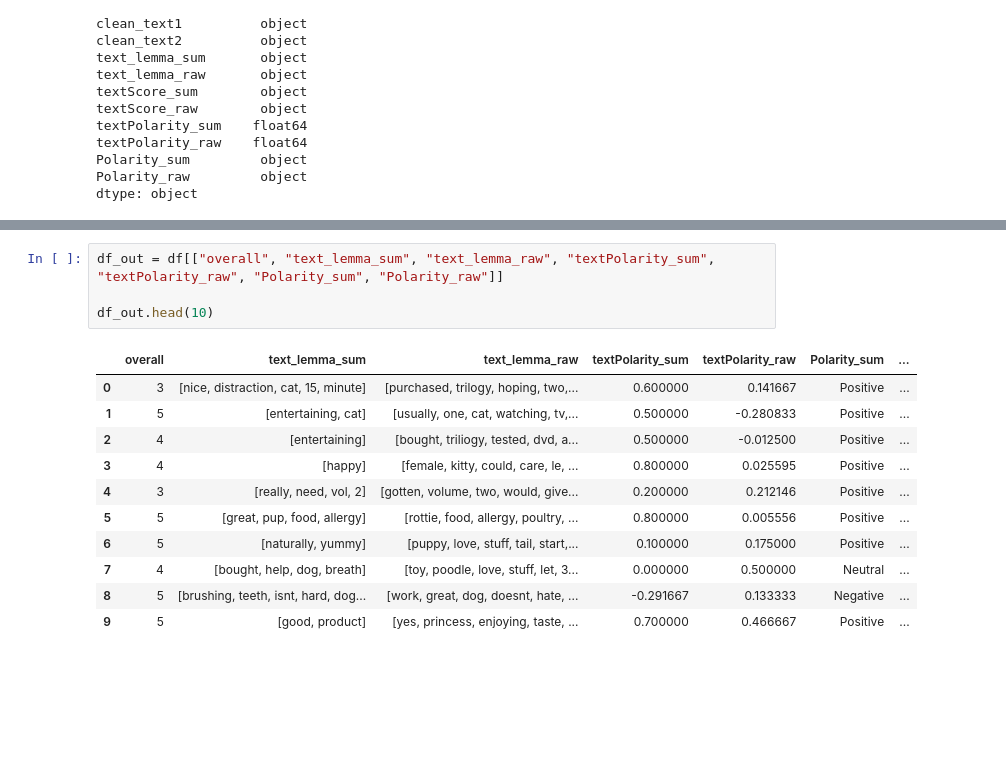
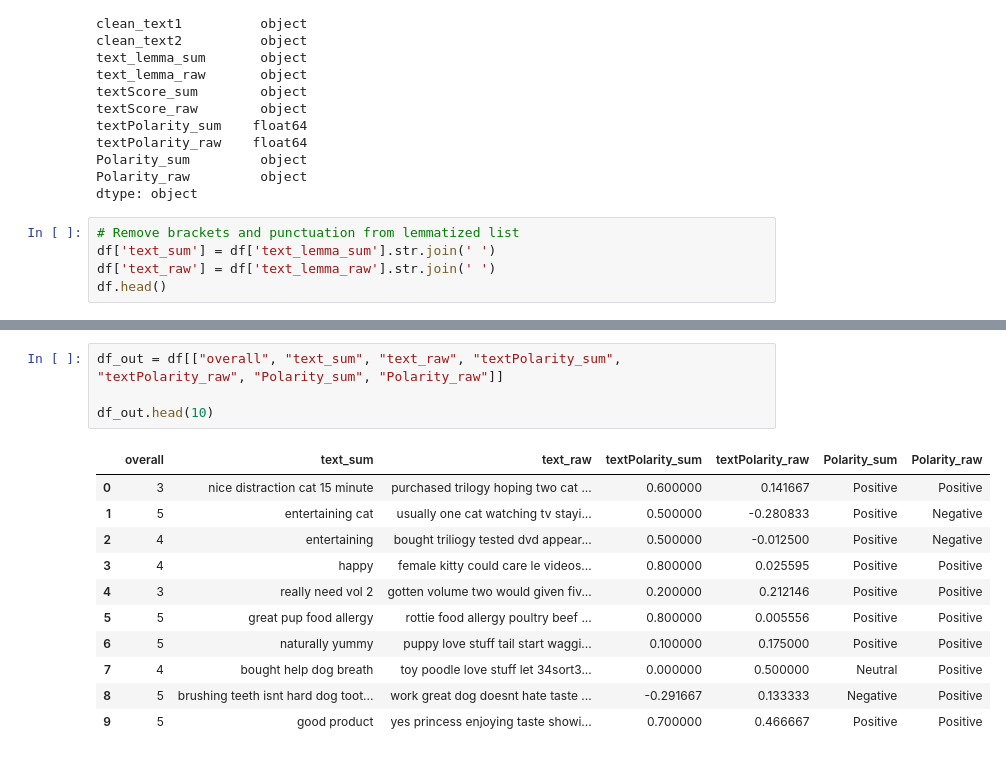
Before and after one commit to ayanas-git/textMining, a Jupyter notebook: nlp-amzn-reviews-pet-supplies.ipynb, the cells around one changed output, grey strips where cells are left out. Cells and saved outputs as stored; diff of their text form; blank space fills up the shorter version.

Commit message:
Kaggle | V 10 | Production

```diff
--- a/nlp-amzn-reviews-pet-supplies.ipynb
+++ b/nlp-amzn-reviews-pet-supplies.ipynb
@@ -418,3 +418,8 @@ textPolarity_raw    float64
 Polarity_sum         object
 Polarity_raw         object
 dtype: object
+# %%
+# Remove brackets and punctuation from lemmatized list
+df['text_sum'] = df['text_lemma_sum'].str.join(' ')
+df['text_raw'] = df['text_lemma_raw'].str.join(' ')
+df.head()
@@ -421,16 +433,16 @@ dtype: object
 # %%
-df_out = df[["overall", "text_lemma_sum", "text_lemma_raw", "textPolarity_sum", "textPolarity_raw", "Polarity_sum", "Polarity_raw"]]
+df_out = df[["overall", "text_sum", "text_raw", "textPolarity_sum", "textPolarity_raw", "Polarity_sum", "Polarity_raw"]]
 
 df_out.head(10)
 # %% [output]
-|  | overall | text_lemma_sum | text_lemma_raw | textPolarity_sum | textPolarity_raw | Polarity_sum | ... |
-| 0 | 3 | [nice, distraction, cat, 15, minute] | [purchased, trilogy, hoping, two,... | 0.600000 | 0.141667 | Positive | ... |
-| 1 | 5 | [entertaining, cat] | [usually, one, cat, watching, tv,... | 0.500000 | -0.280833 | Positive | ... |
-| 2 | 4 | [entertaining] | [bought, triliogy, tested, dvd, a... | 0.500000 | -0.012500 | Positive | ... |
-| 3 | 4 | [happy] | [female, kitty, could, care, le, ... | 0.800000 | 0.025595 | Positive | ... |
-| 4 | 3 | [really, need, vol, 2] | [gotten, volume, two, would, give... | 0.200000 | 0.212146 | Positive | ... |
-| 5 | 5 | [great, pup, food, allergy] | [rottie, food, allergy, poultry, ... | 0.800000 | 0.005556 | Positive | ... |
-| 6 | 5 | [naturally, yummy] | [puppy, love, stuff, tail, start,... | 0.100000 | 0.175000 | Positive | ... |
-| 7 | 4 | [bought, help, dog, breath] | [toy, poodle, love, stuff, let, 3... | 0.000000 | 0.500000 | Neutral | ... |
-| 8 | 5 | [brushing, teeth, isnt, hard, dog... | [work, great, dog, doesnt, hate, ... | -0.291667 | 0.133333 | Negative | ... |
-| 9 | 5 | [good, product] | [yes, princess, enjoying, taste, ... | 0.700000 | 0.466667 | Positive | ... |
+|  | overall | text_sum | text_raw | textPolarity_sum | textPolarity_raw | Polarity_sum | Polarity_raw |
+| 0 | 3 | nice distraction cat 15 minute | purchased trilogy hoping two cat ... | 0.600000 | 0.141667 | Positive | Positive |
+| 1 | 5 | entertaining cat | usually one cat watching tv stayi... | 0.500000 | -0.280833 | Positive | Negative |
+| 2 | 4 | entertaining | bought triliogy tested dvd appear... | 0.500000 | -0.012500 | Positive | Negative |
+| 3 | 4 | happy | female kitty could care le videos... | 0.800000 | 0.025595 | Positive | Positive |
+| 4 | 3 | really need vol 2 | gotten volume two would given fiv... | 0.200000 | 0.212146 | Positive | Positive |
+| 5 | 5 | great pup food allergy | rottie food allergy poultry beef ... | 0.800000 | 0.005556 | Positive | Positive |
+| 6 | 5 | naturally yummy | puppy love stuff tail start waggi... | 0.100000 | 0.175000 | Positive | Positive |
+| 7 | 4 | bought help dog breath | toy poodle love stuff let 34sort3... | 0.000000 | 0.500000 | Neutral | Positive |
+| 8 | 5 | brushing teeth isnt hard dog toot... | work great dog doesnt hate taste ... | -0.291667 | 0.133333 | Negative | Positive |
+| 9 | 5 | good product | yes princess enjoying taste showi... | 0.700000 | 0.466667 | Positive | Positive |
```
Also changed, not shown: parts of 7 cells of this notebook.
